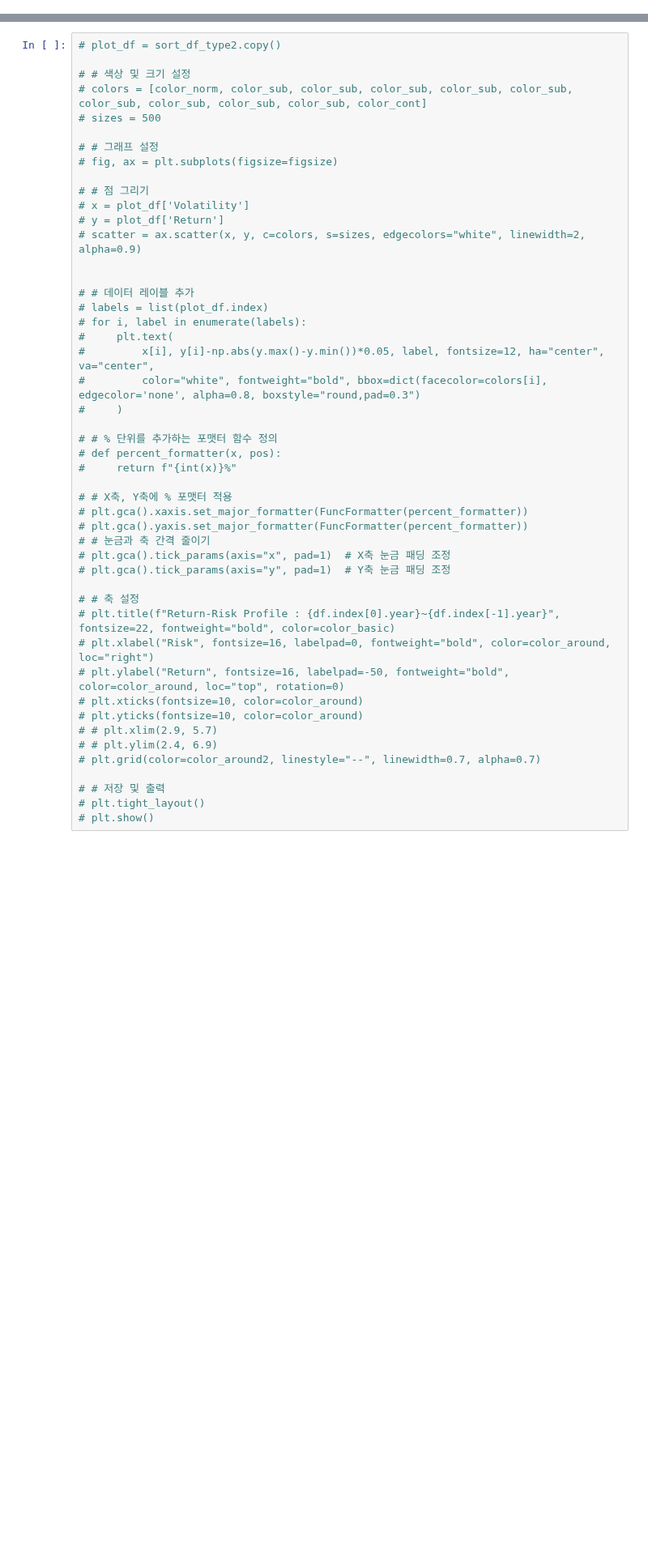
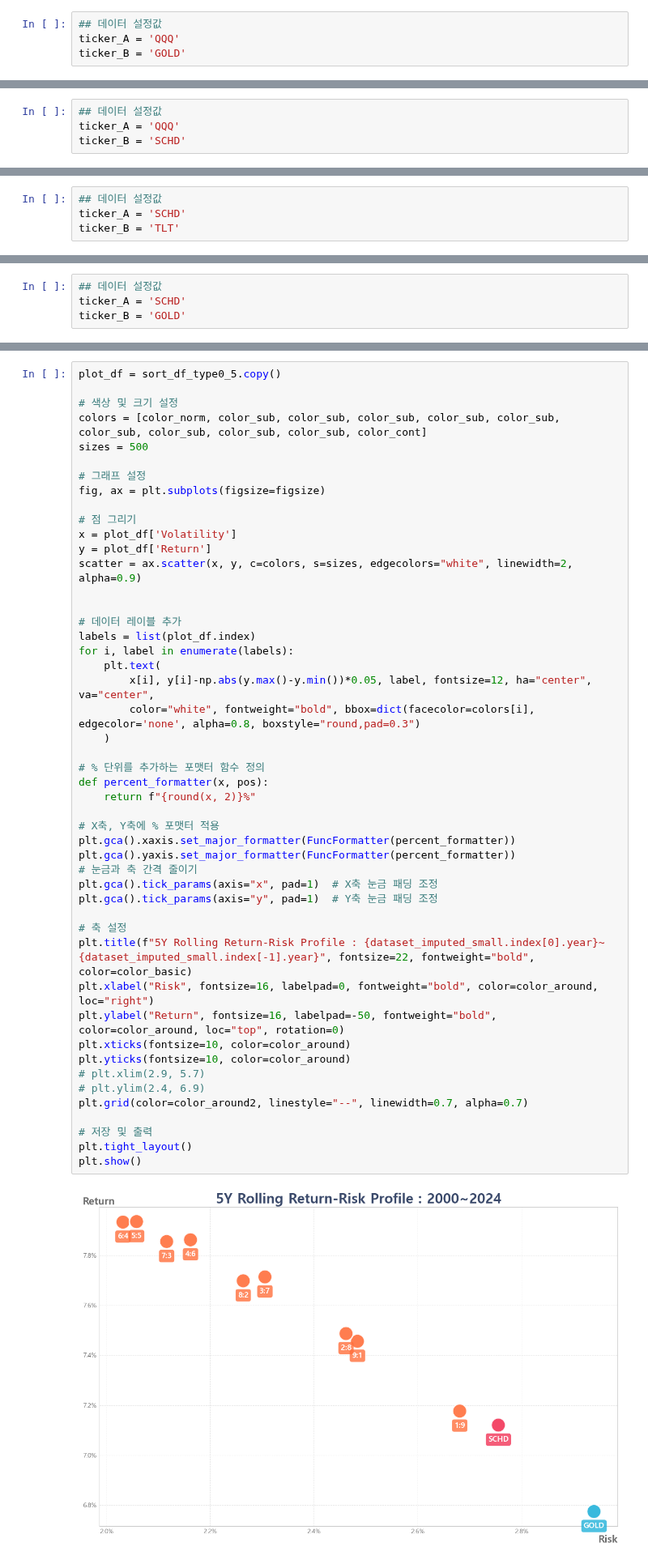
Before and after one commit to sdjhs0327/ws_fn, a Jupyter notebook: strategy/99_03_Report_pension.ipynb, the cells around one changed output, grey strips where cells are left out. Shown at 81% size. Saved outputs shown, nothing was run; the diff lists cells and outputs as text; blank space fills up the shorter version.

```diff
--- a/strategy/99_03_Report_pension.ipynb
+++ b/strategy/99_03_Report_pension.ipynb
@@ -128,0 +230,4 @@ dataset_imputed = imputation(dataset_imputed, '^GSPC', 'SCHD')
+# %%
+## 데이터 설정값
+ticker_A = 'QQQ'
+ticker_B = 'GOLD'
@@ -128,0 +256,4 @@ dataset_imputed = imputation(dataset_imputed, '^GSPC', 'SCHD')
+# %%
+## 데이터 설정값
+ticker_A = 'QQQ'
+ticker_B = 'SCHD'
@@ -128,0 +282,4 @@ dataset_imputed = imputation(dataset_imputed, '^GSPC', 'SCHD')
+# %%
+## 데이터 설정값
+ticker_A = 'SCHD'
+ticker_B = 'TLT'
@@ -128,0 +308,4 @@ dataset_imputed = imputation(dataset_imputed, '^GSPC', 'SCHD')
+# %%
+## 데이터 설정값
+ticker_A = 'SCHD'
+ticker_B = 'GOLD'
@@ -420,48 +688,50 @@ sort_df_type2 = pd.DataFrame([return_df.mean(), ddr_df.mean()], index=['Return',
 # %%
-# plot_df = sort_df_type2.copy()
+plot_df = sort_df_type0_5.copy()
 
-# # 색상 및 크기 설정
-# colors = [color_norm, color_sub, color_sub, color_sub, color_sub, color_sub, color_sub, color_sub, color_sub, color_sub, color_cont]
-# sizes = 500
+# 색상 및 크기 설정
+colors = [color_norm, color_sub, color_sub, color_sub, color_sub, color_sub, color_sub, color_sub, color_sub, color_sub, color_cont]
+sizes = 500
 
-# # 그래프 설정
-# fig, ax = plt.subplots(figsize=figsize)
+# 그래프 설정
+fig, ax = plt.subplots(figsize=figsize)
 
-# # 점 그리기
-# x = plot_df['Volatility']
-# y = plot_df['Return']
-# scatter = ax.scatter(x, y, c=colors, s=sizes, edgecolors="white", linewidth=2, alpha=0.9)
+# 점 그리기
+x = plot_df['Volatility']
+y = plot_df['Return']
+scatter = ax.scatter(x, y, c=colors, s=sizes, edgecolors="white", linewidth=2, alpha=0.9)
 
 
-# # 데이터 레이블 추가
-# labels = list(plot_df.index)
-# for i, label in enumerate(labels):
-#     plt.text(
-#         x[i], y[i]-np.abs(y.max()-y.min())*0.05, label, fontsize=12, ha="center", va="center",
-#         color="white", fontweight="bold", bbox=dict(facecolor=colors[i], edgecolor='none', alpha=0.8, boxstyle="round,pad=0.3")
-#     )
+# 데이터 레이블 추가
+labels = list(plot_df.index)
+for i, label in enumerate(labels):
+    plt.text(
+        x[i], y[i]-np.abs(y.max()-y.min())*0.05, label, fontsize=12, ha="center", va="center",
+        color="white", fontweight="bold", bbox=dict(facecolor=colors[i], edgecolor='none', alpha=0.8, boxstyle="round,pad=0.3")
+    )
 
-# # % 단위를 추가하는 포맷터 함수 정의
-# def percent_formatter(x, pos):
-#     return f"{int(x)}%"
+# % 단위를 추가하는 포맷터 함수 정의
+def percent_formatter(x, pos):
+    return f"{round(x, 2)}%"
 
-# # X축, Y축에 % 포맷터 적용
-# plt.gca().xaxis.set_major_formatter(FuncFormatter(percent_formatter))
-# plt.gca().yaxis.set_major_formatter(FuncFormatter(percent_formatter))
-# # 눈금과 축 간격 줄이기
-# plt.gca().tick_params(axis="x", pad=1)  # X축 눈금 패딩 조정
-# plt.gca().tick_params(axis="y", pad=1)  # Y축 눈금 패딩 조정
+# X축, Y축에 % 포맷터 적용
+plt.gca().xaxis.set_major_formatter(FuncFormatter(percent_formatter))
+plt.gca().yaxis.set_major_formatter(FuncFormatter(percent_formatter))
+# 눈금과 축 간격 줄이기
+plt.gca().tick_params(axis="x", pad=1)  # X축 눈금 패딩 조정
+plt.gca().tick_params(axis="y", pad=1)  # Y축 눈금 패딩 조정
 
-# # 축 설정
-# plt.title(f"Return-Risk Profile : {df.index[0].year}~{df.index[-1].year}", fontsize=22, fontweight="bold", color=color_basic)
-# plt.xlabel("Risk", fontsize=16, labelpad=0, fontweight="bold", color=color_around, loc="right")
-# plt.ylabel("Return", fontsize=16, labelpad=-50, fontweight="bold", color=color_around, loc="top", rotation=0)
-# plt.xticks(fontsize=10, color=color_around)
-# plt.yticks(fontsize=10, color=color_around)
-# # plt.xlim(2.9, 5.7)
-# # plt.ylim(2.4, 6.9)
-# plt.grid(color=color_around2, linestyle="--", linewidth=0.7, alpha=0.7)
+# 축 설정
+plt.title(f"5Y Rolling Return-Risk Profile : {dataset_imputed_small.index[0].year}~{dataset_imputed_small.index[-1].year}", fontsize=22, fontweight="bold", color=color_basic)
+plt.xlabel("Risk", fontsize=16, labelpad=0, fontweight="bold", color=color_around, loc="right")
+plt.ylabel("Return", fontsize=16, labelpad=-50, fontweight="bold", color=color_around, loc="top", rotation=0)
+plt.xticks(fontsize=10, color=color_around)
+plt.yticks(fontsize=10, color=color_around)
+# plt.xlim(2.9, 5.7)
+# plt.ylim(2.4, 6.9)
+plt.grid(color=color_around2, linestyle="--", linewidth=0.7, alpha=0.7)
 
-# # 저장 및 출력
-# plt.tight_layout()
-# plt.show()
+# 저장 및 출력
+plt.tight_layout()
+plt.show()
+# %% [output]
+[figure, added]
```
Also changed, not shown: parts of 68 cells of this notebook.
